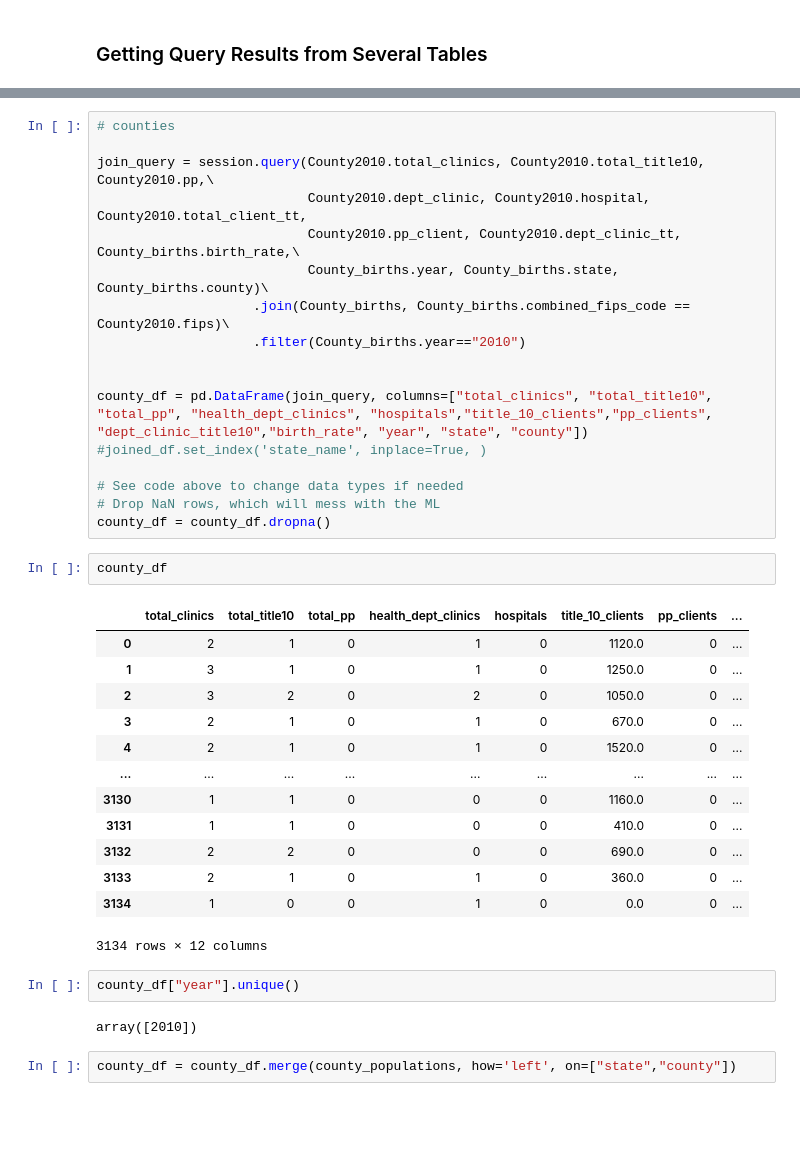
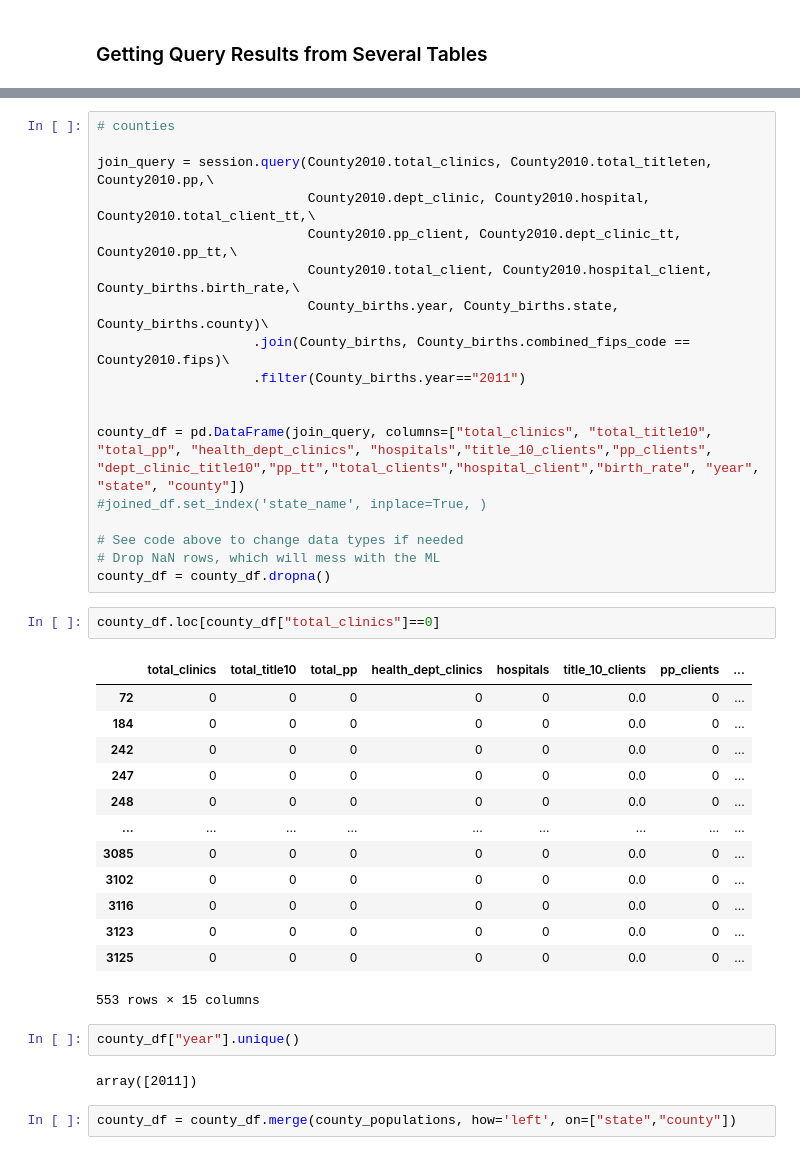
Before and after one commit to catielutz/DWP-Dashboard, a Jupyter notebook: static/data/Machine Learning--LH.ipynb, the cells around one changed output, grey strips where cells are left out. Cells and saved outputs as stored; diff of their text form; blank space fills up the shorter version.

```diff
--- a/static/data/Machine Learning--LH.ipynb
+++ b/static/data/Machine Learning--LH.ipynb
@@ -196,40 +218,41 @@ state_df = state_df.dropna()
 # %%
 # counties
 
-join_query = session.query(County2010.total_clinics, County2010.total_title10, County2010.pp,\
-                           County2010.dept_clinic, County2010.hospital, County2010.total_client_tt,
-                           County2010.pp_client, County2010.dept_clinic_tt, County_births.birth_rate,\
+join_query = session.query(County2010.total_clinics, County2010.total_titleten, County2010.pp,\
+                           County2010.dept_clinic, County2010.hospital, County2010.total_client_tt,\
+                           County2010.pp_client, County2010.dept_clinic_tt, County2010.pp_tt,\
+                           County2010.total_client, County2010.hospital_client, County_births.birth_rate,\
                            County_births.year, County_births.state, County_births.county)\
                     .join(County_births, County_births.combined_fips_code == County2010.fips)\
-                    .filter(County_births.year=="2010")
+                    .filter(County_births.year=="2011")
 
 
-county_df = pd.DataFrame(join_query, columns=["total_clinics", "total_title10", "total_pp", "health_dept_clinics", "hospitals","title_10_clients","pp_clients", "dept_clinic_title10","birth_rate", "year", "state", "county"])
+county_df = pd.DataFrame(join_query, columns=["total_clinics", "total_title10", "total_pp", "health_dept_clinics", "hospitals","title_10_clients","pp_clients", "dept_clinic_title10","pp_tt","total_clients","hospital_client","birth_rate", "year", "state", "county"])
 #joined_df.set_index('state_name', inplace=True, )
 
 # See code above to change data types if needed
 # Drop NaN rows, which will mess with the ML
 county_df = county_df.dropna()
-# %%
-county_df
-# %% [output]
-|  | total_clinics | total_title10 | total_pp | health_dept_clinics | hospitals | title_10_clients | pp_clients | ... |
-| 0 | 2 | 1 | 0 | 1 | 0 | 1120.0 | 0 | ... |
-| 1 | 3 | 1 | 0 | 1 | 0 | 1250.0 | 0 | ... |
-| 2 | 3 | 2 | 0 | 2 | 0 | 1050.0 | 0 | ... |
-| 3 | 2 | 1 | 0 | 1 | 0 | 670.0 | 0 | ... |
-| 4 | 2 | 1 | 0 | 1 | 0 | 1520.0 | 0 | ... |
-| ... | ... | ... | ... | ... | ... | ... | ... | ... |
-| 3130 | 1 | 1 | 0 | 0 | 0 | 1160.0 | 0 | ... |
-| 3131 | 1 | 1 | 0 | 0 | 0 | 410.0 | 0 | ... |
-| 3132 | 2 | 2 | 0 | 0 | 0 | 690.0 | 0 | ... |
-| 3133 | 2 | 1 | 0 | 1 | 0 | 360.0 | 0 | ... |
-| 3134 | 1 | 0 | 0 | 1 | 0 | 0.0 | 0 | ... |
-3134 rows × 12 columns
+# %%
+county_df.loc[county_df["total_clinics"]==0]
+# %% [output]
+|  | total_clinics | total_title10 | total_pp | health_dept_clinics | hospitals | title_10_clients | pp_clients | ... |
+| 72 | 0 | 0 | 0 | 0 | 0 | 0.0 | 0 | ... |
+| 184 | 0 | 0 | 0 | 0 | 0 | 0.0 | 0 | ... |
+| 242 | 0 | 0 | 0 | 0 | 0 | 0.0 | 0 | ... |
+| 247 | 0 | 0 | 0 | 0 | 0 | 0.0 | 0 | ... |
+| 248 | 0 | 0 | 0 | 0 | 0 | 0.0 | 0 | ... |
+| ... | ... | ... | ... | ... | ... | ... | ... | ... |
+| 3085 | 0 | 0 | 0 | 0 | 0 | 0.0 | 0 | ... |
+| 3102 | 0 | 0 | 0 | 0 | 0 | 0.0 | 0 | ... |
+| 3116 | 0 | 0 | 0 | 0 | 0 | 0.0 | 0 | ... |
+| 3123 | 0 | 0 | 0 | 0 | 0 | 0.0 | 0 | ... |
+| 3125 | 0 | 0 | 0 | 0 | 0 | 0.0 | 0 | ... |
+553 rows × 15 columns
 # %%
 county_df["year"].unique()
 # %% [output]
-array([2010])
+array([2011])
 # %%
 county_df = county_df.merge(county_populations, how='left', on=["state","county"])
 # %%
```
Also changed, not shown: parts of 22 cells of this notebook.
